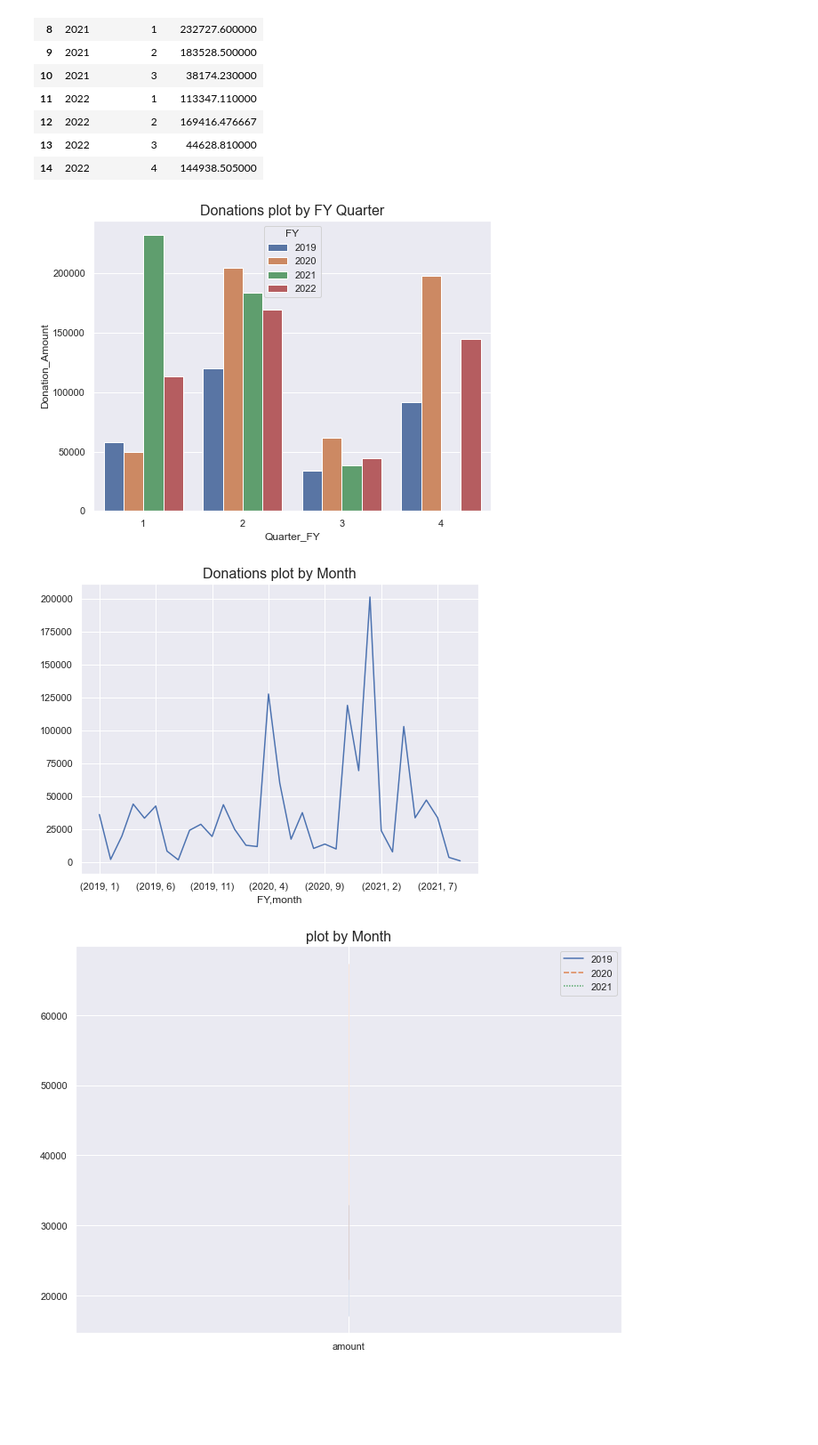
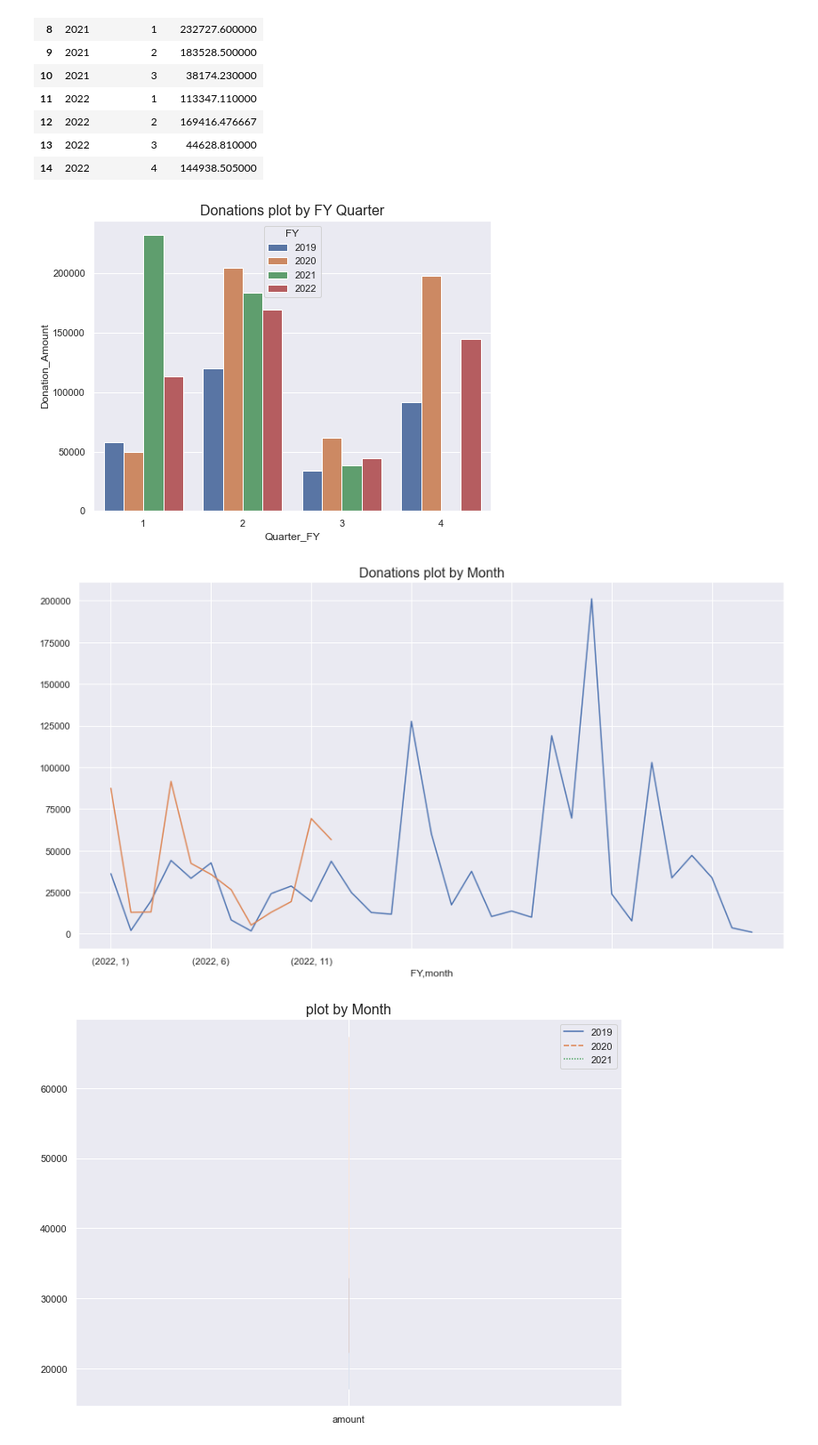
Before and after one commit to cacalc/2022_datathon, a Jupyter notebook: donations_anonymized.ipynb, the cells around one changed output. Shown at 89% size. Saved outputs shown, nothing was run; the diff lists cells and outputs as text; code cells hidden in the pictures; blank space fills up the shorter version.

```diff
--- a/donations_anonymized.ipynb
+++ b/donations_anonymized.ipynb
@@ -156,25 +156,25 @@ groupByFYQuarterIncl2022DF
 # %%
 sns.set(rc={'figure.figsize':(8,6)})
 #ax = groupByFYQuarter.plot(kind='bar', stacked=True,figsize=(15, 8))
 ax = sns.barplot(x=groupByFYQuarterIncl2022DF['Quarter_FY'], y=groupByFYQuarterIncl2022DF['Donation_Amount'],
                  hue = "FY", data=groupByFYQuarterIncl2022DF) #switch around and post both, maybe make chart bigger
 ax.set_title("Donations plot by FY Quarter", fontsize=16)
 plt.show()
 
 
 """ax = sns.lineplot(x=groupByFYMonthDF.index, y=groupByFYMonthDF['amount'])
 ax.set_title("Plot by Month", fontsize=16)
 plt.show()"""
 
 #WHY DOES IT NOT PLOT to the right?
 
 ax = groupByFYMonth.plot(kind='line')
-#ax2 = groupByFYMonthAvg2022.plot(kind='line', figsize=(15, 8))
+ax2 = groupByFYMonthAvg2022.plot(kind='line', figsize=(15, 8))
 ax.set_title("Donations plot by Month", fontsize=16)
 plt.show()
 # %% [output]
 [figure]
-[figure, old version]
+[figure, new version]
 # %%
 groupByFYMonthDF = groupByFYMonthDF.unstack()
 sns.set(rc={'figure.figsize':(11,8)})
```
